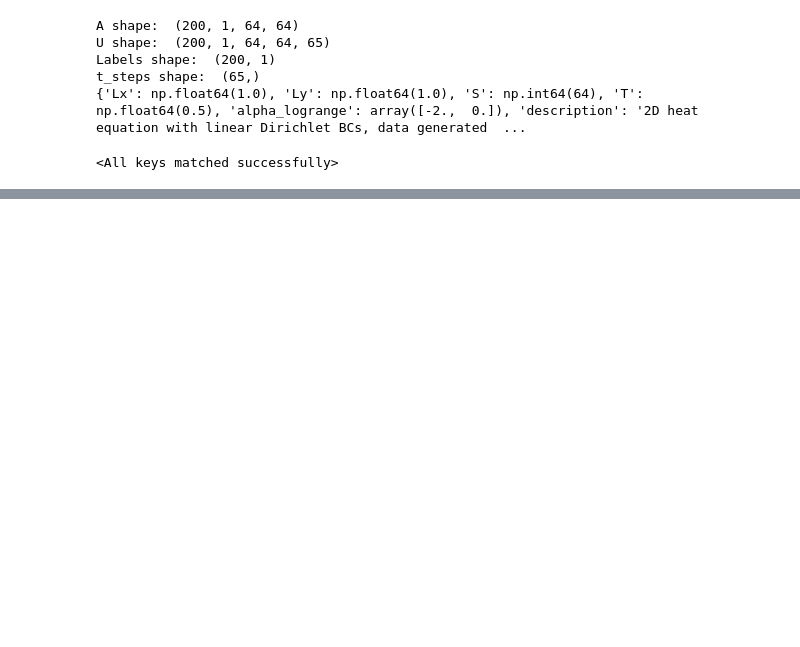
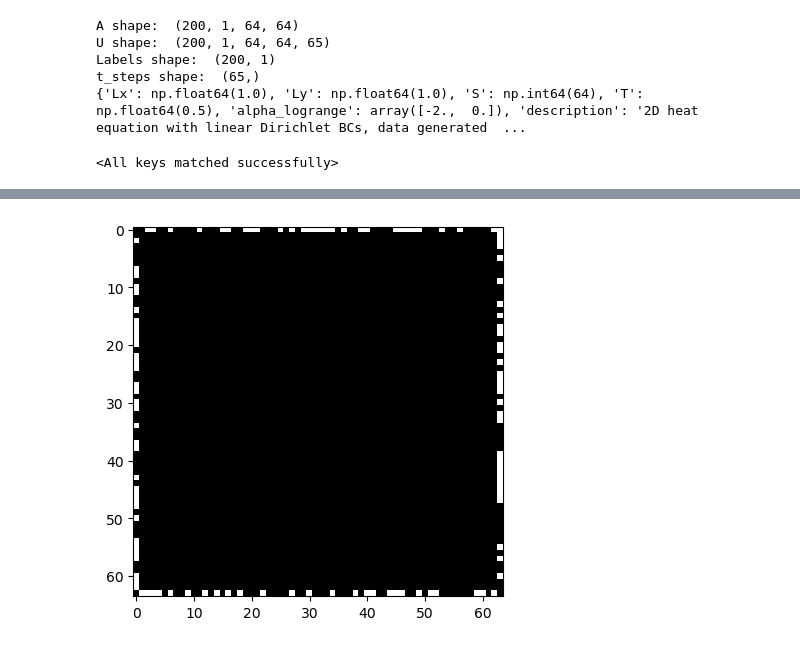
Before and after one commit to cmt-dtu-energy/dynamical-pde-diffusion, a Jupyter notebook: notebooks/01_heat_model.ipynb, the cells around one changed output, grey strips where cells are left out. Cells and saved outputs as stored; diff of their text form; code cells hidden in the pictures; blank space fills up the shorter version.

```diff
--- a/notebooks/01_heat_model.ipynb
+++ b/notebooks/01_heat_model.ipynb
@@ -75 +95,17 @@ plt.show()
+# %%
+def random_boundary_mask(H, W, n, *, device=None, generator=None, include_corners=True):
+    m = torch.zeros(H, W, dtype=torch.bool, device=device)
+    m[[0, -1], :] = True
+    m[:, [0, -1]] = True
+    if not include_corners:
+        m[0, 0] = m[0, -1] = m[-1, 0] = m[-1, -1] = False
+
+    b = torch.where(m.flatten())[0]  # 1D indices of boundary pixels
+    if n > b.numel():
+        raise ValueError(f"n={n} > boundary points={b.numel()}")
+    keep = b[torch.randperm(b.numel(), device=device, generator=generator)[:n]]
+
+    m.zero_()
+    m.view(-1)[keep] = True
+    return m  # shape (H, W)
 # %%
@@ -128,0 +116,5 @@ Final total loss: 12.3065
+# %%
+plt.imshow(boundary_obs.cpu(), cmap="gray")
+plt.show()
+# %% [output]
+[figure, added]
```
Also changed, not shown: parts of 13 cells of this notebook, 9 other files.
